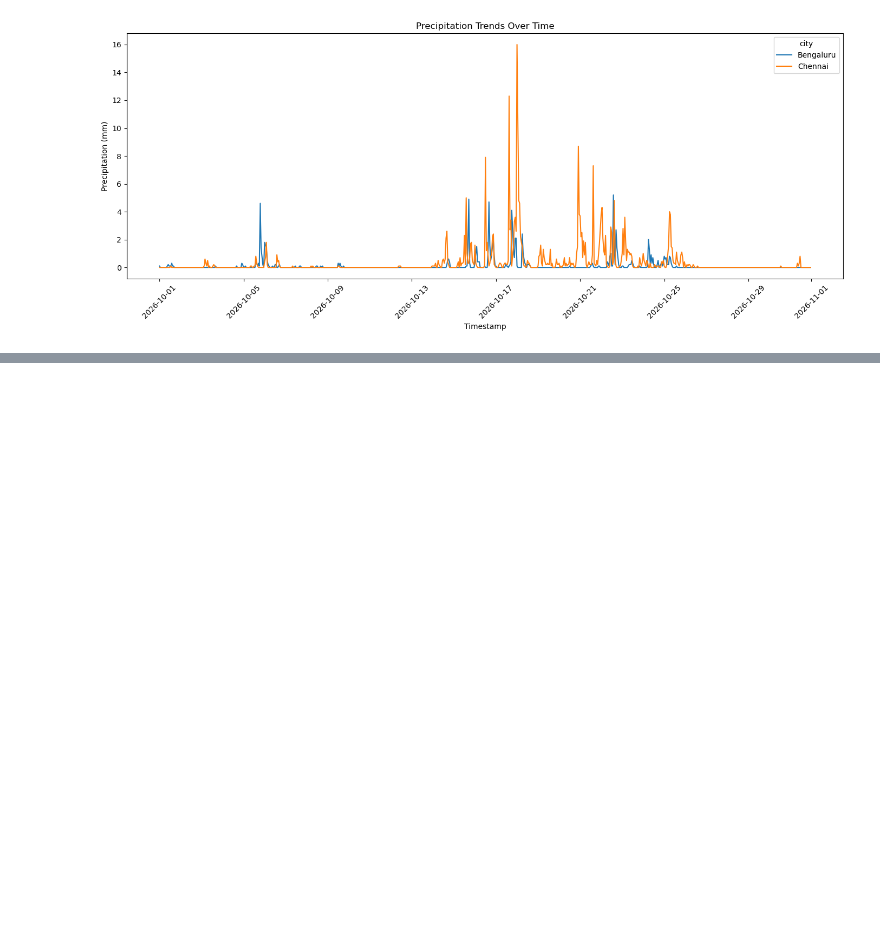
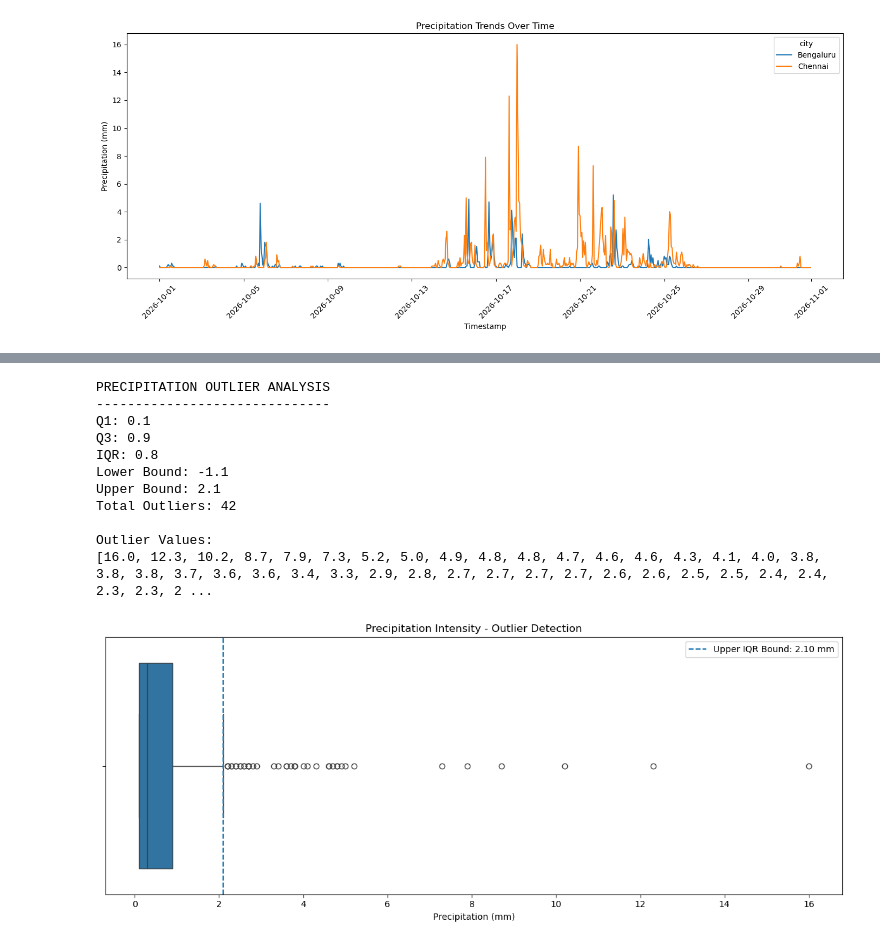
Before and after one commit to shabaz-syed/AtomSync-MicroClimate-Analaytics, a Jupyter notebook: Notebooks/01_data_understanding.ipynb, the cells around one changed output, grey strips where cells are left out. Cells and saved outputs as stored; diff of their text form; code cells hidden in the pictures; blank space fills up the shorter version.

```diff
--- a/Notebooks/01_data_understanding.ipynb
+++ b/Notebooks/01_data_understanding.ipynb
@@ -576,0 +725,70 @@ plt.show()
+# %%
+#IQR Outlier Detection for Precipitation:
+# IQR-Based Precipitation Outlier Detection
+
+rainy_data = df.loc[
+    df['precipitation_mm'] > 0,
+    'precipitation_mm'
+].dropna()
+
+Q1 = rainy_data.quantile(0.25)
+Q3 = rainy_data.quantile(0.75)
+
+IQR = Q3 - Q1
+
+lower_bound = Q1 - (1.5 * IQR)
+upper_bound = Q3 + (1.5 * IQR)
+
+outliers = rainy_data[
+    (rainy_data < lower_bound) |
+    (rainy_data > upper_bound)
+]
+
+print("PRECIPITATION OUTLIER ANALYSIS")
+print("------------------------------")
+print("Q1:", Q1)
+print("Q3:", Q3)
+print("IQR:", IQR)
+print("Lower Bound:", lower_bound)
+print("Upper Bound:", upper_bound)
+print("Total Outliers:", len(outliers))
+
+print("\nOutlier Values:")
+print(outliers.sort_values(ascending=False).to_list())
+
+# Visualize outliers using Boxplot
+plt.figure(figsize=(12, 5))
+
+sns.boxplot(x=rainy_data)
+
+plt.axvline(
+    upper_bound,
+    linestyle='--',
+    label=f'Upper IQR Bound: {upper_bound:.2f} mm'
+)
+
+plt.title('Precipitation Intensity - Outlier Detection')
+plt.xlabel('Precipitation (mm)')
+plt.legend()
+plt.tight_layout()
+
+plt.savefig(
+    'precipitation_outlier_analysis.svg',
+    format='svg',
+    bbox_inches='tight'
+)
+
+plt.show()
+# %% [output]
+PRECIPITATION OUTLIER ANALYSIS
+------------------------------
+Q1: 0.1
+Q3: 0.9
+IQR: 0.8
+Lower Bound: -1.1
+Upper Bound: 2.1
+Total Outliers: 42
+
+Outlier Values:
+[16.0, 12.3, 10.2, 8.7, 7.9, 7.3, 5.2, 5.0, 4.9, 4.8, 4.8, 4.7, 4.6, 4.6, 4.3, 4.1, 4.0, 3.8, 3.8, 3.8, 3.7, 3.6, 3.6, 3.4, 3.3, 2.9, 2.8, 2.7, 2.7, 2.7, 2.7, 2.6, 2.6, 2.5, 2.5, 2.4, 2.4, 2.3, 2.3, 2 ...
+[figure, added]
```
Also changed, not shown: parts of 4 cells of this notebook.
